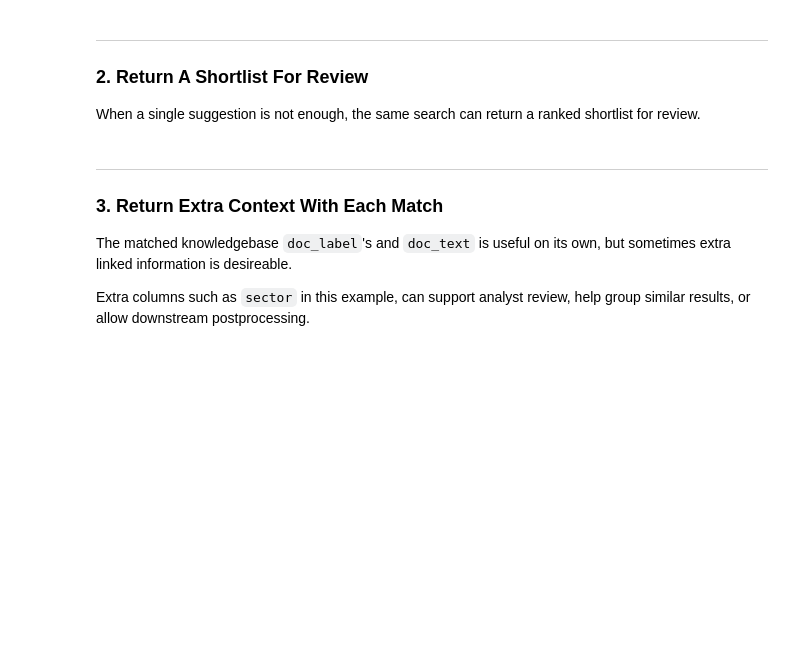
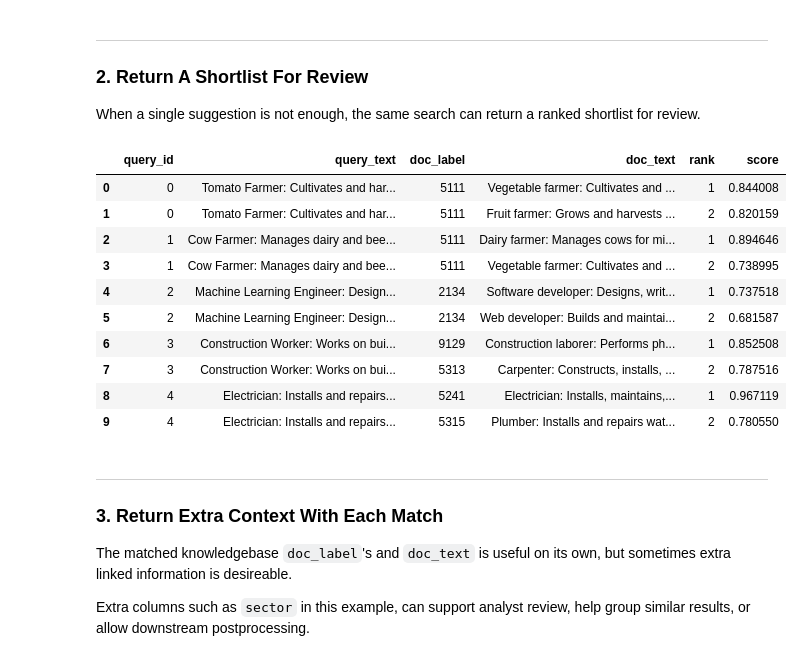
Before and after one commit to datasciencecampus/classifai_demo, a Jupyter notebook: demo/DEMO.ipynb, the cells around one changed output. Drawn from its saved outputs; the diff is of its cells as text; code cells hidden in the pictures; blank space fills up the shorter version.

```diff
--- a/demo/DEMO.ipynb
+++ b/demo/DEMO.ipynb
@@ -62,7 +76,19 @@ basic_vectorstore.search(query=uncoded_input, n_results=1)
 
 When a single suggestion is not enough, the same search can return a ranked shortlist for review.
 # %%
-basic_vectorstore.search(query=uncoded_input, n_results=3)
+basic_vectorstore.search(query=uncoded_input, n_results=2)
+# %% [output]
+|  | query_id | query_text | doc_label | doc_text | rank | score |
+| 0 | 0 | Tomato Farmer: Cultivates and har... | 5111 | Vegetable farmer: Cultivates and ... | 1 | 0.844008 |
+| 1 | 0 | Tomato Farmer: Cultivates and har... | 5111 | Fruit farmer: Grows and harvests ... | 2 | 0.820159 |
+| 2 | 1 | Cow Farmer: Manages dairy and bee... | 5111 | Dairy farmer: Manages cows for mi... | 1 | 0.894646 |
+| 3 | 1 | Cow Farmer: Manages dairy and bee... | 5111 | Vegetable farmer: Cultivates and ... | 2 | 0.738995 |
+| 4 | 2 | Machine Learning Engineer: Design... | 2134 | Software developer: Designs, writ... | 1 | 0.737518 |
+| 5 | 2 | Machine Learning Engineer: Design... | 2134 | Web developer: Builds and maintai... | 2 | 0.681587 |
+| 6 | 3 | Construction Worker: Works on bui... | 9129 | Construction laborer: Performs ph... | 1 | 0.852508 |
+| 7 | 3 | Construction Worker: Works on bui... | 5313 | Carpenter: Constructs, installs, ... | 2 | 0.787516 |
+| 8 | 4 | Electrician: Installs and repairs... | 5241 | Electrician: Installs, maintains,... | 1 | 0.967119 |
+| 9 | 4 | Electrician: Installs and repairs... | 5315 | Plumber: Installs and repairs wat... | 2 | 0.780550 |
 # %% [markdown]
 ---
 ### 3. Return Extra Context With Each Match
```
Also changed, not shown: parts of 10 cells of this notebook, 2 other files.
